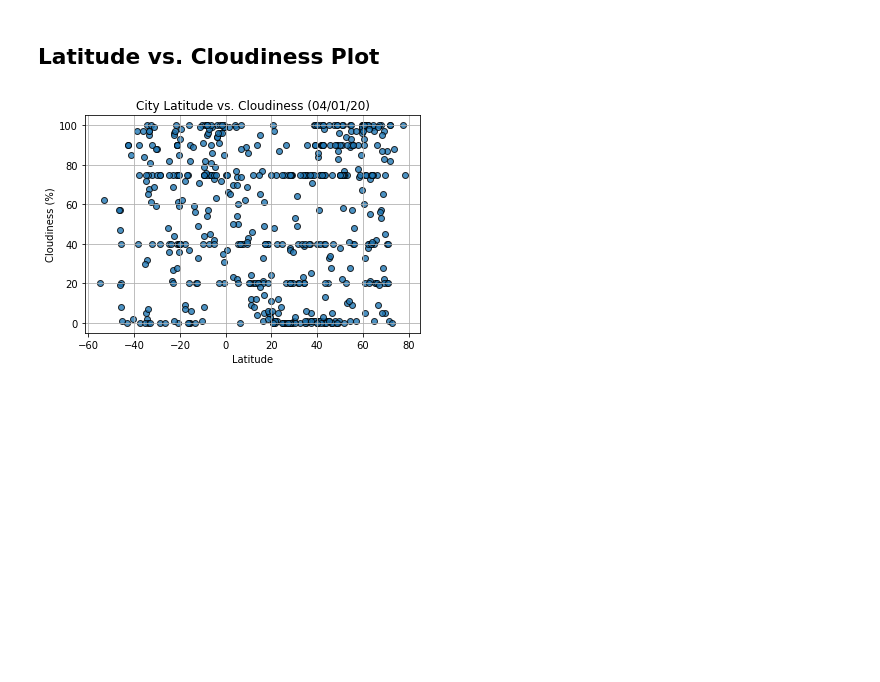
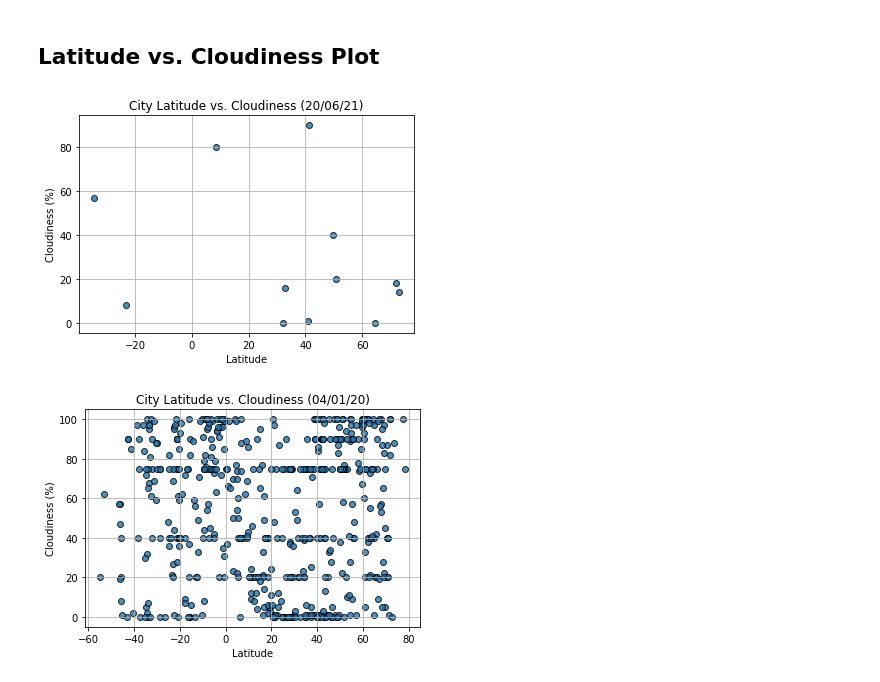
Before and after one commit to ambervanharskamp/python-api-challenge, a Jupyter notebook: starter_code/WeatherPy.ipynb, the cells around one changed output. Cells and saved outputs as stored; diff of their text form; code cells hidden in the pictures; blank space fills up the shorter version.

```diff
--- a/starter_code/WeatherPy.ipynb
+++ b/starter_code/WeatherPy.ipynb
@@ -307,6 +362,32 @@ clean_city_data.head()
 [figure]
 # %% [markdown]
 ## Latitude vs. Cloudiness Plot
+# %%
+#Generate a scatter plot of latitude vs cloudiness
+
+#Set the x and y values
+x_values = clean_city_data["Latitude"]
+y_values = clean_city_data["Cloudiness"]
+
+#Generate scatter plot using Matplotlib
+plt.scatter(x_values, y_values, alpha = 0.80, edgecolors = "k", linewidths = 1)
+
+#Format scatterplot by adding a title
+plt.title("City Latitude vs. Cloudiness (20/06/21)")
+
+#Format scatterplot by adding axis titles
+plt.xlabel("Latitude")
+plt.ylabel("Cloudiness (%)")
+
+#Format scatterplot by adding gridlines
+plt.grid()
+
+#Save scatter plot into the output_data folder
+plt.savefig("../output_data/latitude vs cloudiness.png", bbox_inches="tight")
+
+plt.show()
+# %% [output]
+[figure, added]
 # %%
 # %% [output]
 [figure]
```
Also changed, not shown: parts of 21 cells of this notebook, 17 other files.
